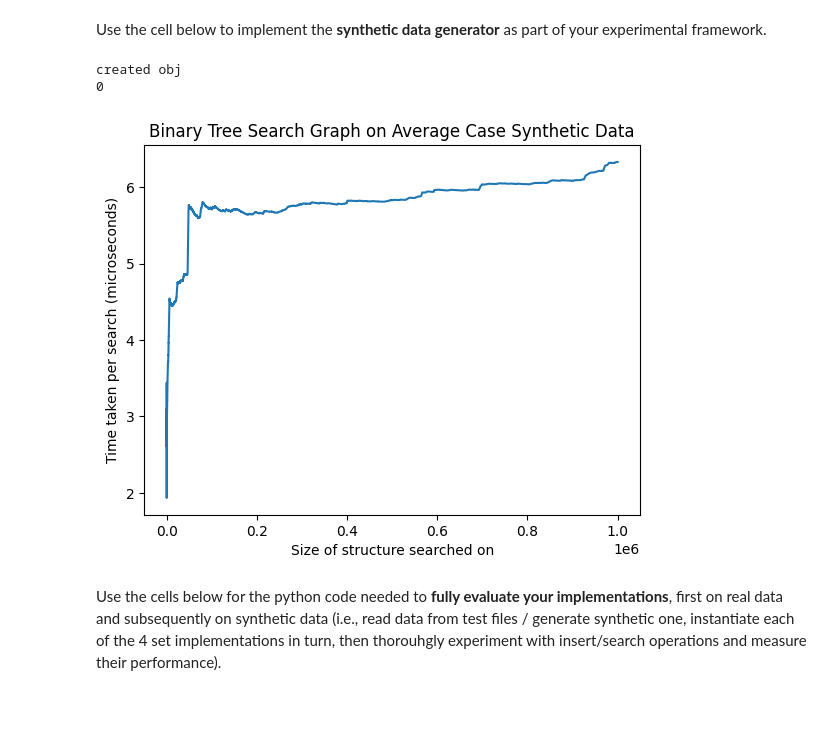
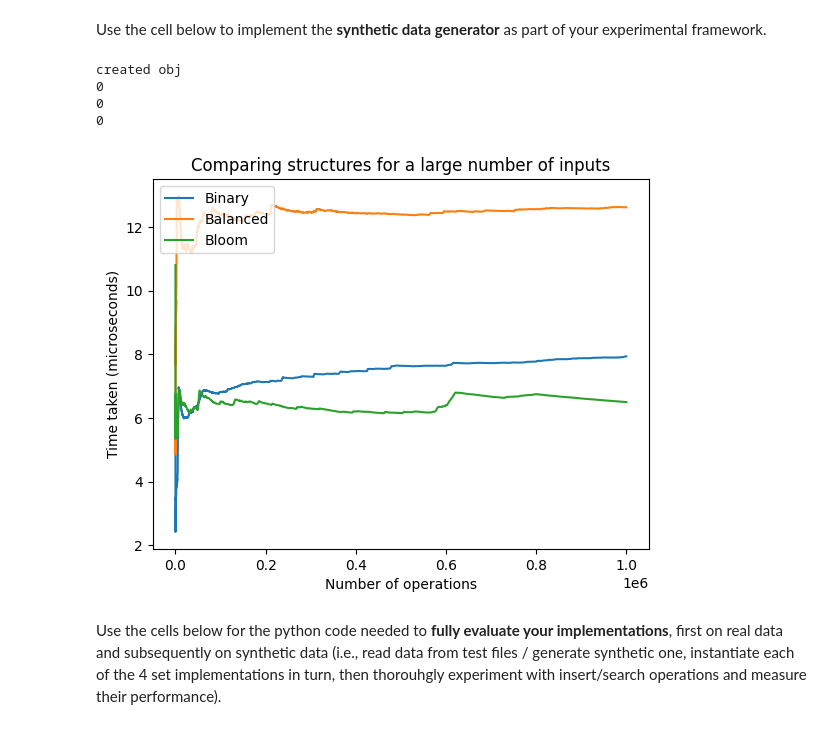
Before and after one commit to Baicheng-MiQ/COMP0005-Group-Coursework, a Jupyter notebook: Jupyter skeleton and tests/SetMembership.ipynb, the cells around one changed output. Cells and saved outputs as stored; diff of their text form; code cells hidden in the pictures.

Commit message:
finished all graphs for synthetic, now just need to do actual class structure

```diff
--- a/Jupyter skeleton and tests/SetMembership.ipynb
+++ b/Jupyter skeleton and tests/SetMembership.ipynb
@@ -751,16 +751,16 @@ class SyntheticTesting():
         self.repeats = repeats
         self.generator = TestDataGenerator()
 
-    def test_tree(self, size, repeats):
+    def test_insert(self, size, repeats, structure):
         average_times = []
         for i in range(repeats):
             data = self.generator.generateData(size)
             total_time, counter, times = 0, 0, []
 
             print(i)
-            bst = BloomFilterSet()
+            structure.__init__()
             for string in data:
-                time_taken = timeit.timeit(lambda: bst.insertElement(string), number=1)
+                time_taken = timeit.timeit(lambda: structure.insertElement(string), number=1)
                 total_time += time_taken
                 counter += 1
                 times.append(total_time/counter)
@@ -776,7 +776,8 @@ class SyntheticTesting():
                 count += 1
 
             final_times.append(col_sum/count)
-        final_times = final_times[1000:]
+
+        return [time*1000000 for time in final_times]
 
 
         plt.plot([i for i in range(len(final_times))], [time*1000000 for time in final_times])
@@ -786,17 +787,17 @@ class SyntheticTesting():
         plt.show()
 
 
-    def test_search(self, size, repeats):
+    def test_search(self, size, repeats, structure):
         average_times = []
         for i in range(repeats):
             data = self.generator.generateData(size)
             total_time, counter, times = 0, 0, []
 
             print(i)
-            bst = BinarySearchTreeSet()
+            structure.__init__()
             for string in data:
-                bst.insertElement(string)
-                time_taken = timeit.timeit(lambda: bst.searchElement(string), number=1)
+                structure.insertElement(string)
+                time_taken = timeit.timeit(lambda: structure.searchElement(string), number=1)
                 total_time += time_taken
                 counter += 1
                 times.append(total_time/counter)
@@ -812,50 +813,70 @@ class SyntheticTesting():
                 count += 1
 
             final_times.append(col_sum/count)
-        final_times = final_times[1000:]
 
 
 
         # bst.print_keys()
-        plt.plot([i for i in range(len(times))], [time*1000000 for time in times])
-        plt.xlabel('Size of structure searched on')
-        plt.ylabel('Time taken per search (microseconds)')
-        plt.title('Binary Tree Search Graph on Average Case Synthetic Data')
-        plt.show()
+        # plt.plot([i for i in range(len(times))], [time*1000000 for time in times])
+        # plt.xlabel('Size of structure searched on')
+        # plt.ylabel('Time taken per search (microseconds)')
+        # plt.title(f'{structure.__class__.__name__} Search Graph on Average Case Synthetic Data')
+        # plt.show()
+        return [time*1000000 for time in final_times]
 
 
 
 
 
 
     def plot_individual_graph(self, times, name):
         plt.scatter([i for i in times], times)
         plt.xlabel('Number of operations')
         plt.ylabel('Time taken (seconds)')
         plt.title(name)
         plt.show()
 
     def plot_multi_graph(self):
         for key in self.timedict.keys():
             times = self.timedict[key]
             if times != []:
                 plt.plot(self.sizes, times, label=key)
         plt.legend(loc='upper left')
         plt.xlabel('Number of operations')
         plt.ylabel('Time taken (seconds)')
         plt.title('Comparison Graph')
         plt.show()
 
 
 test_list = ['best_tree_insert']
 test = SyntheticTesting(1, 1002, 1000, 1)
 # test.testing_thing(10000)
 # test.test_tree(100000, 20)
-test.test_search(1000000, 1)
+bst = BinarySearchTreeSet()
+bst_times = test.test_insert(1000000, 1, bst)
+bbst = BalancedSearchTreeSet()
+bbst_times = test.test_insert(1000000, 1, bbst)
+ss = SequentialSearchSet()
+# ss_times = test.test_insert(1000, 100, ss)
+bf = BloomFilterSet()
+bf_times = test.test_insert(1000000, 1, bf)
+nums = [i for i in range(1000000)]
+
+# plt.plot(nums, ss_times, label='Sequential')
+plt.plot(nums, bst_times, label='Binary')
+plt.plot(nums, bbst_times, label='Balanced')
+plt.plot(nums, bf_times, label='Bloom')
+plt.legend(loc='upper left')
+plt.xlabel('Number of operations')
+plt.ylabel('Time taken (microseconds)')
+plt.title('Comparing structures for a large number of inputs')
+plt.show()
 # %% [output]
 created obj
 0
+0
+0
-[figure, old version]
+[figure, new version]
 # %% [markdown]
 Use the cells below for the python code needed to **fully evaluate your implementations**, first on real data and subsequently on synthetic data (i.e., read data from test files / generate synthetic one, instantiate each of the 4 set implementations in turn, then thorouhgly experiment with insert/search operations and measure their performance).
 # %%
```
Also changed, not shown: parts of 1 cell of this notebook.
